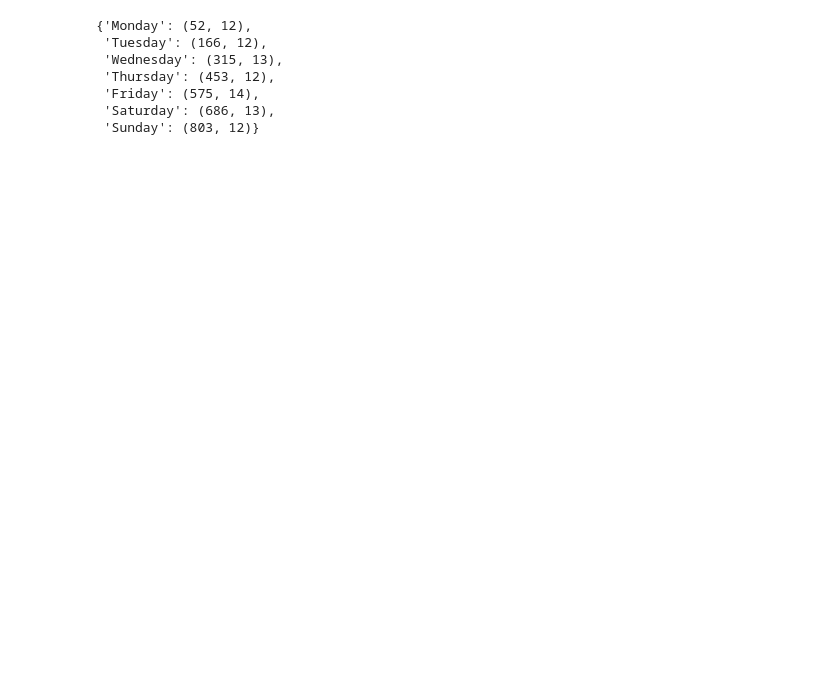
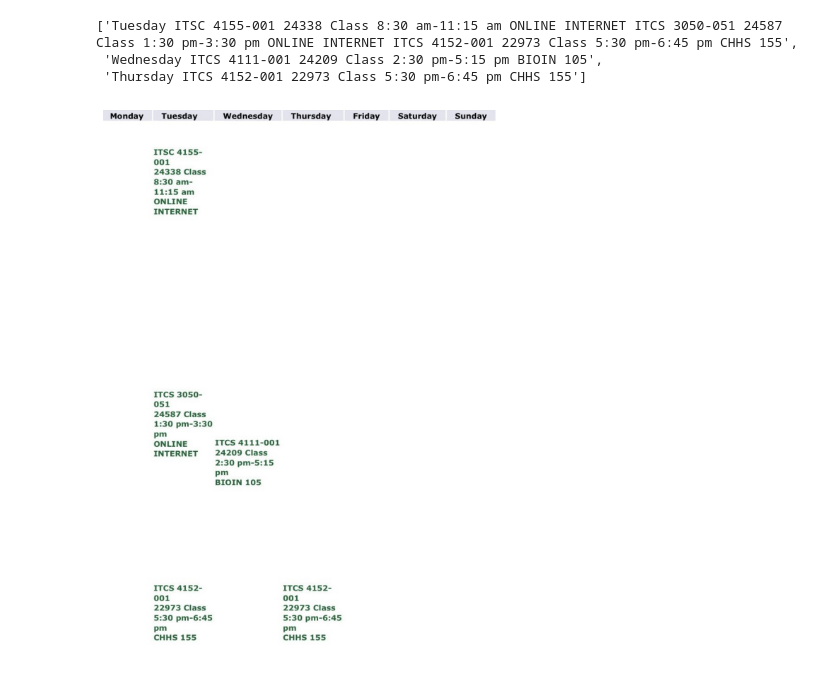
Before and after one commit to tarunravada/ScheduleWizards, a Jupyter notebook: processing-app/dev/processing.ipynb, the cells around one changed output. Saved outputs shown, nothing was run; the diff lists cells and outputs as text; code cells hidden in the pictures; blank space fills up the shorter version.

```diff
--- a/processing-app/dev/processing.ipynb
+++ b/processing-app/dev/processing.ipynb
@@ -69,11 +147,10 @@ words = get_words(resp)
-# %%
-week_loc = week_seperation(words)
-week_loc
-# %% [output]
-{'Monday': (52, 12),
- 'Tuesday': (166, 12),
- 'Wednesday': (315, 13),
- 'Thursday': (453, 12),
- 'Friday': (575, 14),
- 'Saturday': (686, 13),
- 'Sunday': (803, 12)}
+# %%
+calendar
+# %% [output]
+['Tuesday ITSC 4155-001 24338 Class 8:30 am-11:15 am ONLINE INTERNET ITCS 3050-051 24587 Class 1:30 pm-3:30 pm ONLINE INTERNET ITCS 4152-001 22973 Class 5:30 pm-6:45 pm CHHS 155',
+ 'Wednesday ITCS 4111-001 24209 Class 2:30 pm-5:15 pm BIOIN 105',
+ 'Thursday ITCS 4152-001 22973 Class 5:30 pm-6:45 pm CHHS 155']
+# %%
+show_img(img, 10)
+# %% [output]
+[figure, added]
```
Also changed, not shown: parts of 3 cells of this notebook, 2 other files.
